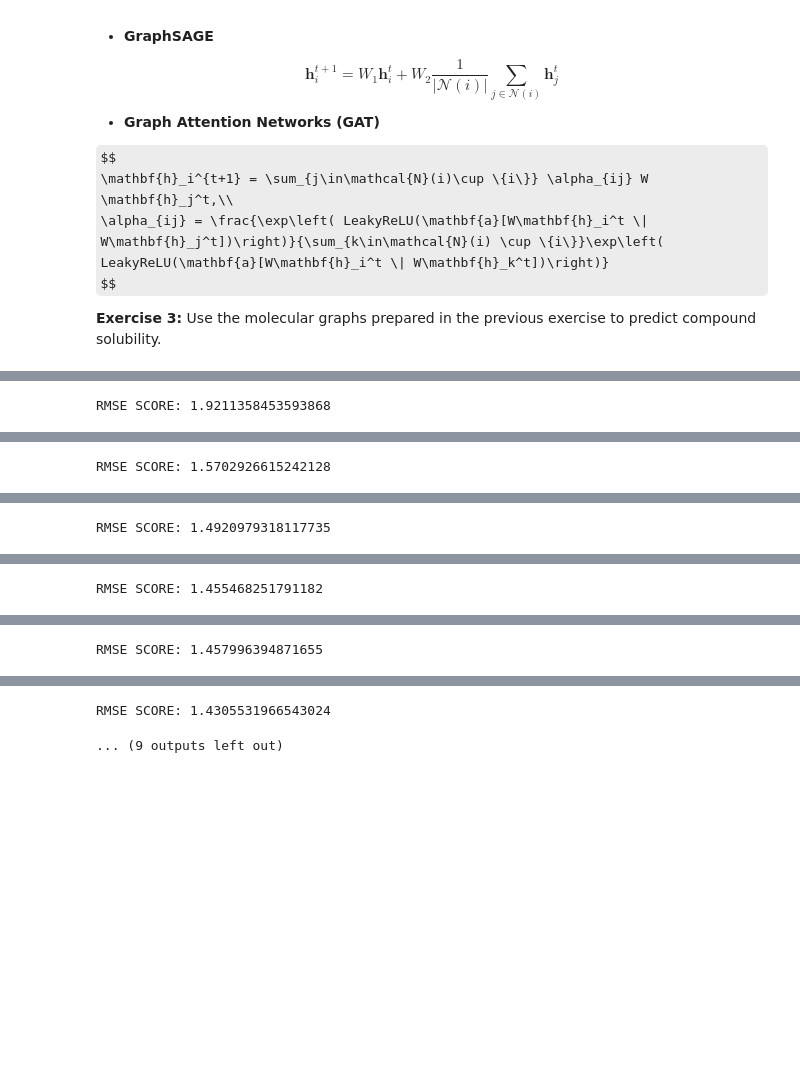
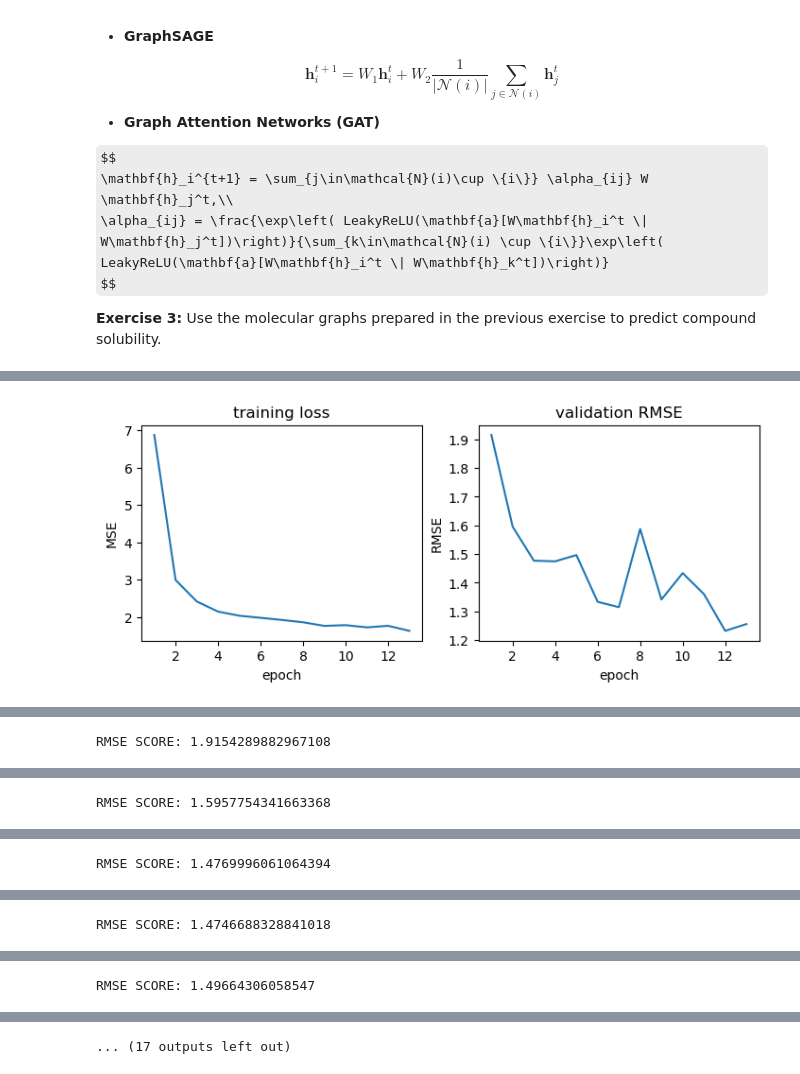
Before and after one commit to KWaniova/mldd24, a Jupyter notebook: labs/L3-graph-neural-networks/laboratory.ipynb, the cells around one changed output, grey strips where cells are left out. Drawn from its saved outputs; the diff is of its cells as text; code cells hidden in the pictures; some formulas as TeX source; blank space fills up the shorter version.

```diff
--- a/labs/L3-graph-neural-networks/laboratory.ipynb
+++ b/labs/L3-graph-neural-networks/laboratory.ipynb
@@ -420,5 +438,5 @@ test_loader = GraphDataLoader(featurizer(split['test']), batch_size=batch_size)
 # %%
-nr_of_features = 21
+nr_of_features = 23
 # %%
 from torch_geometric.nn import GCNConv, GIN, global_mean_pool
 import torch.nn.functional as F
@@ -431,7 +449,7 @@ class GraphNeuralNetwork(torch.nn.Module):  # TODO: assign hyperparameters to at
         self.gin1 = GIN(nr_of_features, hidden_size, 1)
         self.gin2 = GIN(hidden_size, hidden_size, 1)
         self.gin3 = GIN(hidden_size, hidden_size, 1)
-        # self.drop = torch.nn.Dropout(p=0.3)
+        self.drop = torch.nn.Dropout(p=0.3)
         self.batchNorm1 = BatchNorm1d(hidden_size)
         self.batchNorm2 = BatchNorm1d(hidden_size)
         self.batchNorm3 = BatchNorm1d(hidden_size)
@@ -446,9 +464,9 @@ class GraphNeuralNetwork(torch.nn.Module):  # TODO: assign hyperparameters to at
         out = self.batchNorm2(out)
         out = F.relu(out)
         # out = self.drop(out)
-        out = self.gin3(out, edge_index)
-        out = self.batchNorm3(out)
-        out = F.relu(out)
+        # out = self.gin3(out, edge_index)
+        # out = self.batchNorm3(out)
+        # out = F.relu(out)
         out = global_mean_pool(out,batch)
         out = self.out(out)
         return out
@@ -458,12 +476,17 @@ df_logs = pd.DataFrame()
 def train(train_loader, valid_loader, df_logs):
     # hyperparameters definition
     hidden_size = 512
-    epochs = 10
+    epochs = 13
     learning_rate = 0.0001
 
     # model preparation
     model = GraphNeuralNetwork(hidden_size)  # TODO: you can add more hyperparameters if needed
     model.train()
+
+    # plots
+    fig, ax = plt.subplots(ncols=2, figsize=(7, 3), layout="constrained")
+    dh = display.display(fig, display_id=True)
+    df_metrics = pd.DataFrame()
 
     # training loop
     optimizer = torch.optim.Adam(model.parameters(),lr=learning_rate)  # TODO: define an optimizer
@@ -485,15 +508,39 @@ def train(train_loader, valid_loader, df_logs):
         loss_value = np.mean(loss_data)
         print(f'Epoch: {epoch}, Loss: {loss_value}')
         # validation loop
-        preds = predict(model, valid_loader)
-        rmse_score = rmse(y_valid, preds.flatten())
+        # preds = predict(model, valid_loader)
+        # rmse_score = rmse(y_valid, preds.flatten())
+        # print(f'RMSE SCORE: {rmse_score}')
+
+
+        #validation loop
+        model.eval()
+        preds_batches = []
+        y_batches = []
+        y_preds = predict(model, valid_loader)
+        rmse_score = rmse(y_valid, y_preds)
         print(f'RMSE SCORE: {rmse_score}')
 
         df_logs = pd.concat([df_logs, pd.DataFrame(
             {'epoch': epoch,
-             'preds': preds.flatten(),
+             'preds': y_preds.flatten(),
              'mode': 'valid'
-        }, index=range(len(preds.flatten())))], ignore_index=True)
+        }, index=range(len(y_preds.flatten())))], ignore_index=True)
+
+
+        df_metrics = pd.concat([df_metrics, pd.DataFrame([{'epoch': epoch, 'loss': loss_value, 'rmse': rmse_score}])], ignore_index=True)
+
+        ax[0].clear()
+        ax[0].plot(df_metrics.epoch, df_metrics.loss)
+        ax[0].set_title('training loss')
+        ax[0].set_xlabel('epoch')
+        ax[0].set_ylabel('MSE')
+        ax[1].clear()
+        ax[1].plot(df_metrics.epoch, df_metrics.rmse)
+        ax[1].set_title('validation RMSE')
+        ax[1].set_xlabel('epoch')
+        ax[1].set_ylabel('RMSE')
+        dh.update(fig)
 
     return model, df_logs
 
@@ -502,31 +549,32 @@ def predict(model, test_loader):
     # evaluation loop
     model.eval()
     preds_batches = []
     with torch.no_grad():
         for data in tqdm(test_loader):
             x, edge_index, batch = data.x, data.edge_index, data.batch
 
             preds = model(x, edge_index, batch)
             preds_batches.append(preds.cpu().detach().numpy())
     preds = np.concatenate(preds_batches)
     return preds
 
 
 # training
 model, df_logs = train(train_loader, valid_loader, df_logs)
 
 # evaluation
 predictions = predict(model, test_loader)
 df_logs = pd.concat([df_logs, pd.DataFrame({
     'epoch': -1,
     'preds': predictions.flatten(),
     'mode': 'test'
 }, index=range(len(predictions.flatten())))], ignore_index=True)
 
 rmse_score = rmse(y_test, predictions.flatten())
 
 print(f'RMSE = {rmse_score:.2f}')
 assert rmse_score < 1.4, "It should be possible to obtain RMSE lower than 1.4"
 print('Looks OK!')
-df_logs.to_csv('training_logs.csv')
+df_logs.to_csv('training_logs_gin.csv')
 # %% [output]
+[figure, added]
@@ -534 +582 @@ Epoch: 1, Loss: 6.095936298370361
-RMSE SCORE: 1.9211358453593868
+RMSE SCORE: 1.9154289882967108
@@ -536 +584 @@ Epoch: 2, Loss: 2.7836833000183105
-RMSE SCORE: 1.5702926615242128
+RMSE SCORE: 1.5957754341663368
@@ -538 +586 @@ Epoch: 3, Loss: 2.4526526927948
-RMSE SCORE: 1.4920979318117735
+RMSE SCORE: 1.4769996061064394
@@ -540 +588 @@ Epoch: 4, Loss: 2.2301652431488037
-RMSE SCORE: 1.455468251791182
+RMSE SCORE: 1.4746688328841018
@@ -542 +590 @@ Epoch: 5, Loss: 2.1334328651428223
-RMSE SCORE: 1.457996394871655
+RMSE SCORE: 1.49664306058547
@@ -544,2 +592 @@ Epoch: 6, Loss: 2.0919933319091797
-RMSE SCORE: 1.4305531966543024
+... (17 outputs left out)
-... (9 outputs left out)
```
Also changed, not shown: parts of 7 cells of this notebook, 6 other files.
